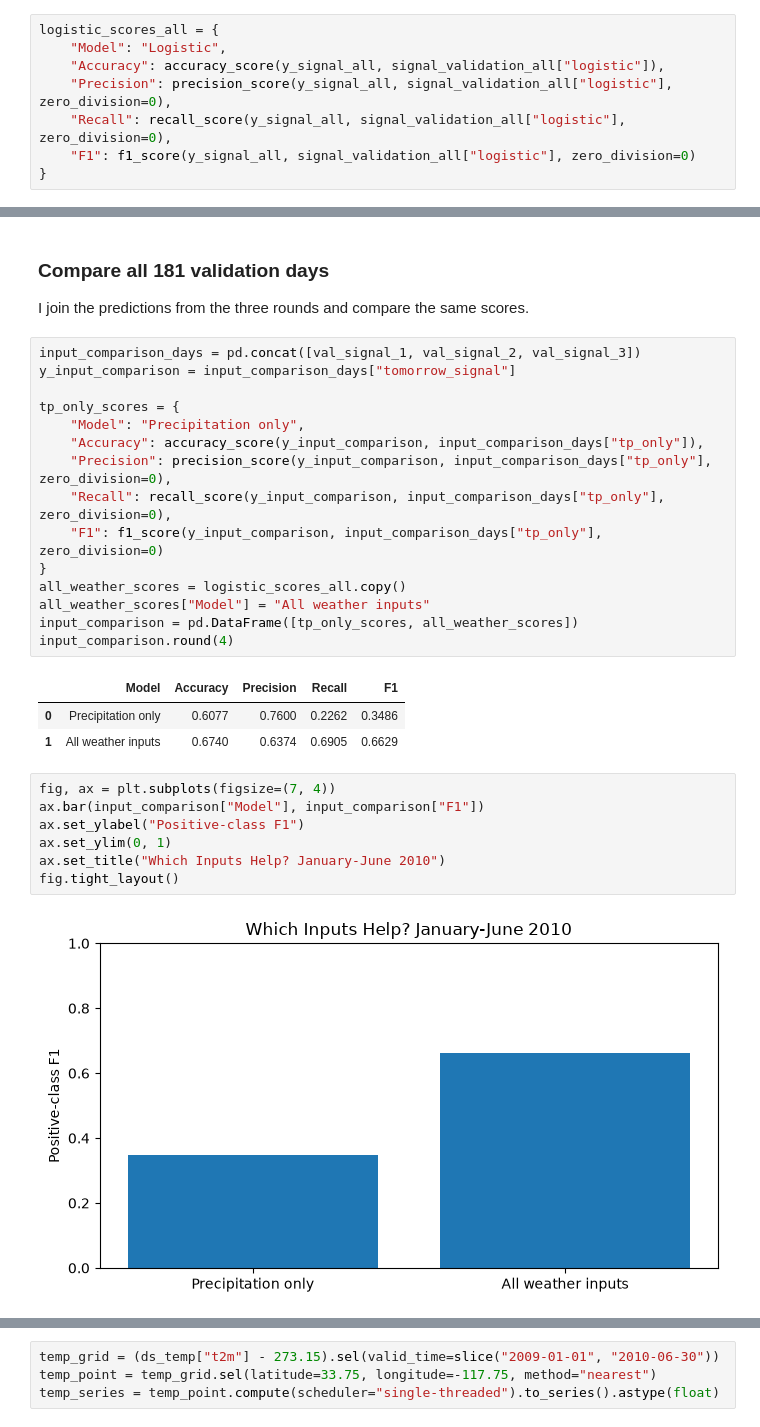
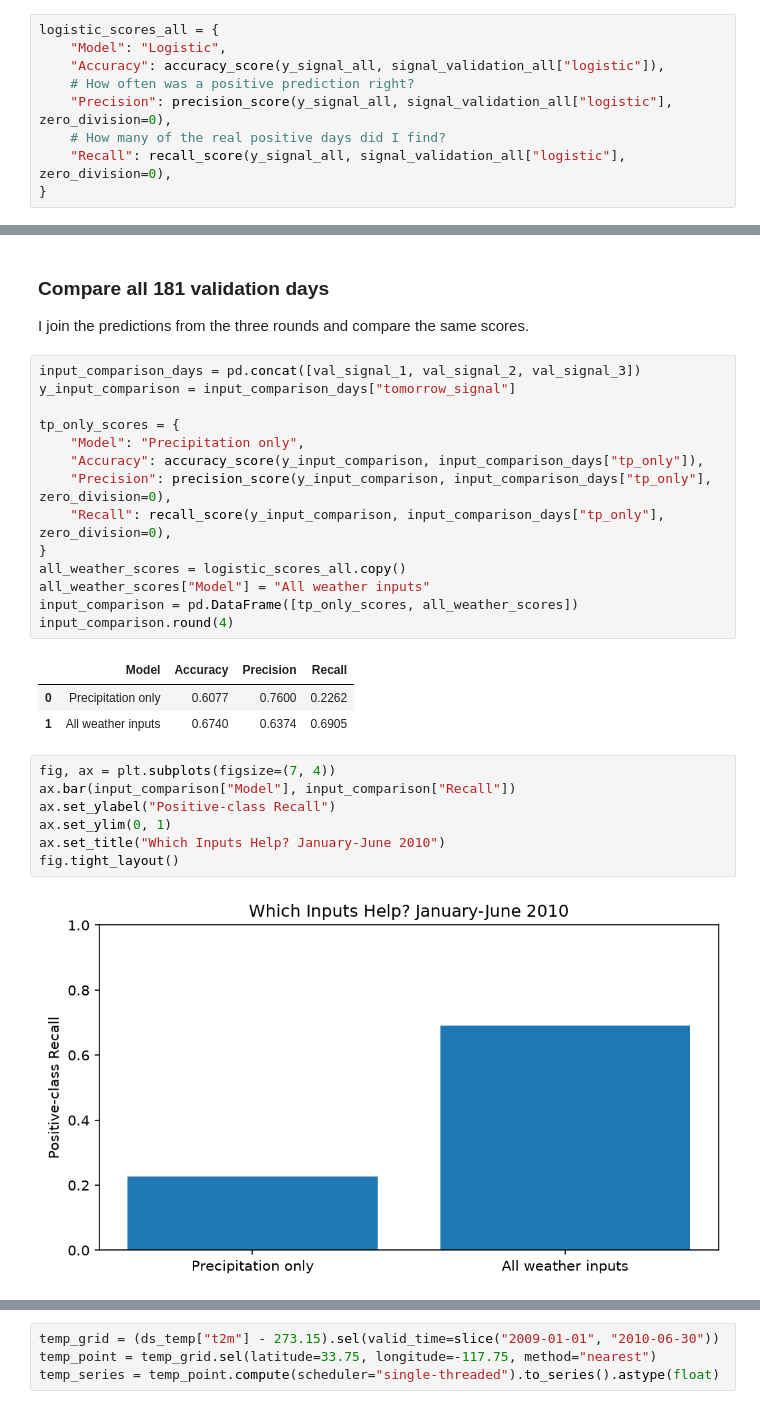
Before and after one commit to yiksu1312/AISCI290A_WP, a Jupyter notebook: notebooks/05_precipitation_prediction.ipynb, the cells around one changed output, grey strips where cells are left out. Cells and saved outputs as stored; diff of their text form.

```diff
--- a/notebooks/05_precipitation_prediction.ipynb
+++ b/notebooks/05_precipitation_prediction.ipynb
@@ -758,9 +757,10 @@ persistence_scores_all = {
 logistic_scores_all = {
     "Model": "Logistic",
     "Accuracy": accuracy_score(y_signal_all, signal_validation_all["logistic"]),
+    # How often was a positive prediction right?
     "Precision": precision_score(y_signal_all, signal_validation_all["logistic"], zero_division=0),
+    # How many of the real positive days did I find?
     "Recall": recall_score(y_signal_all, signal_validation_all["logistic"], zero_division=0),
-    "F1": f1_score(y_signal_all, signal_validation_all["logistic"], zero_division=0)
 }
 # %%
 signal_summary = pd.DataFrame([always_zero_scores_all, persistence_scores_all, logistic_scores_all])
@@ -1161,23 +1171,22 @@ tp_only_scores = {
     "Accuracy": accuracy_score(y_input_comparison, input_comparison_days["tp_only"]),
     "Precision": precision_score(y_input_comparison, input_comparison_days["tp_only"], zero_division=0),
     "Recall": recall_score(y_input_comparison, input_comparison_days["tp_only"], zero_division=0),
-    "F1": f1_score(y_input_comparison, input_comparison_days["tp_only"], zero_division=0)
 }
 all_weather_scores = logistic_scores_all.copy()
 all_weather_scores["Model"] = "All weather inputs"
 input_comparison = pd.DataFrame([tp_only_scores, all_weather_scores])
 input_comparison.round(4)
 # %% [output]
-|  | Model | Accuracy | Precision | Recall | F1 |
-| 0 | Precipitation only | 0.6077 | 0.7600 | 0.2262 | 0.3486 |
-| 1 | All weather inputs | 0.6740 | 0.6374 | 0.6905 | 0.6629 |
+|  | Model | Accuracy | Precision | Recall |
+| 0 | Precipitation only | 0.6077 | 0.7600 | 0.2262 |
+| 1 | All weather inputs | 0.6740 | 0.6374 | 0.6905 |
 # %%
 fig, ax = plt.subplots(figsize=(7, 4))
-ax.bar(input_comparison["Model"], input_comparison["F1"])
-ax.set_ylabel("Positive-class F1")
+ax.bar(input_comparison["Model"], input_comparison["Recall"])
+ax.set_ylabel("Positive-class Recall")
 ax.set_ylim(0, 1)
 ax.set_title("Which Inputs Help? January-June 2010")
 fig.tight_layout()
 # %% [output]
-[figure, old version]
+[figure, new version]
 # %% [markdown]
```
Also changed, not shown: parts of 57 cells of this notebook, 55 other files.
